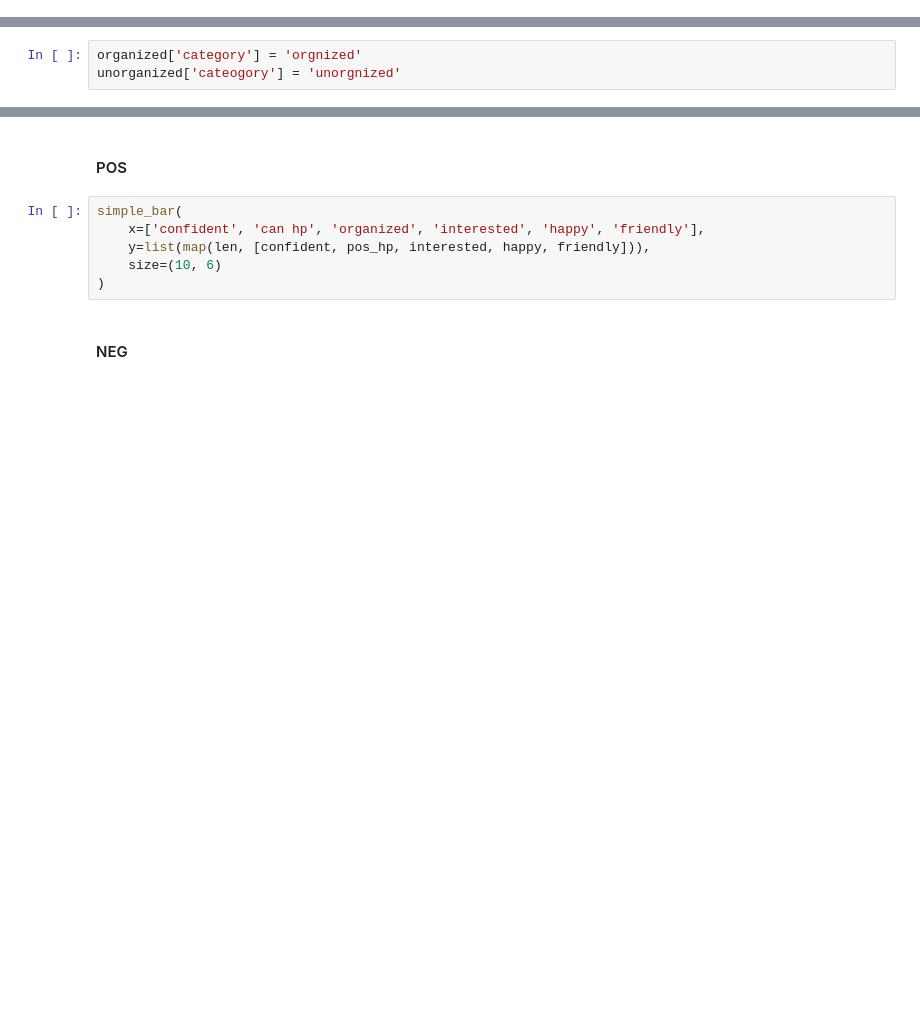
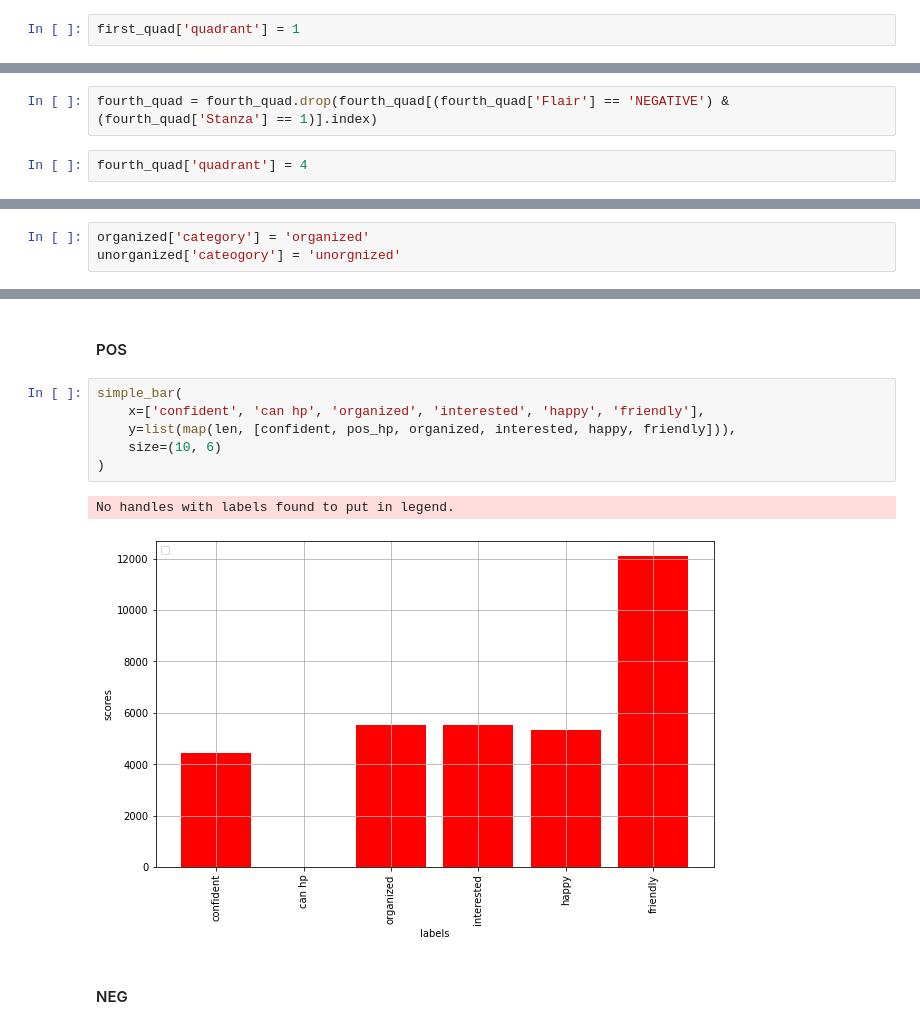
Before and after one commit to aascode/sentiment-analysis-2, a Jupyter notebook: processing/plotting_&_preprocessing_each_word_NLP.ipynb, the cells around one changed output, grey strips where cells are left out. Cells and saved outputs as stored; diff of their text form; blank space fills up the shorter version.

```diff
--- a/processing/plotting_&_preprocessing_each_word_NLP.ipynb
+++ b/processing/plotting_&_preprocessing_each_word_NLP.ipynb
@@ -877,3 +950,5 @@ first_quad =  df_VAD.drop(df_VAD[(df_VAD['Arousal'] < arousal_mp) & (df_VAD['Val
+# %%
+first_quad['quadrant'] = 1
 # %% [markdown]
 ### II. High Arousal, Negative Valance
 # %%
@@ -886,6 +969,10 @@ third_quad = df_VAD.drop(df_VAD[(df_VAD['Arousal'] > arousal_mp) & (df_VAD['Vale
 ### IV. Low Arousal, Positive Valance
 # %%
 fourth_quad = df_VAD.drop(df_VAD[(df_VAD['Arousal'] > arousal_mp) & (df_VAD['Valence'] < valence_mp)].index)
+# %%
+fourth_quad = fourth_quad.drop(fourth_quad[(fourth_quad['Flair'] == 'NEGATIVE') & (fourth_quad['Stanza'] == 1)].index)
+# %%
+fourth_quad['quadrant'] = 4
 # %% [markdown]
 ### PLOT VAD
 # %%
@@ -950,7 +1041,7 @@ organized = concat([anticipation, first_quad])
 # %%
 unorganized = concat([surprise, third_quad])
 # %%
-organized['category'] = 'orgnized'
+organized['category'] = 'organized'
 unorganized['cateogory'] = 'unorgnized'
 # %% [markdown]
 ### Interested
@@ -1010,9 +1110,12 @@ df_categories.to_csv('datasets/categories_dataset.csv', encoding='utf-8',index=T
 # %%
 simple_bar(
     x=['confident', 'can hp', 'organized', 'interested', 'happy', 'friendly'],
-    y=list(map(len, [confident, pos_hp, interested, happy, friendly])),
+    y=list(map(len, [confident, pos_hp, organized, interested, happy, friendly])),
     size=(10, 6)
 )
+# %% [output]
+No handles with labels found to put in legend.
+[figure, added]
 # %% [markdown]
 #### NEG
 # %%
```
Also changed, not shown: parts of 36 cells of this notebook.
